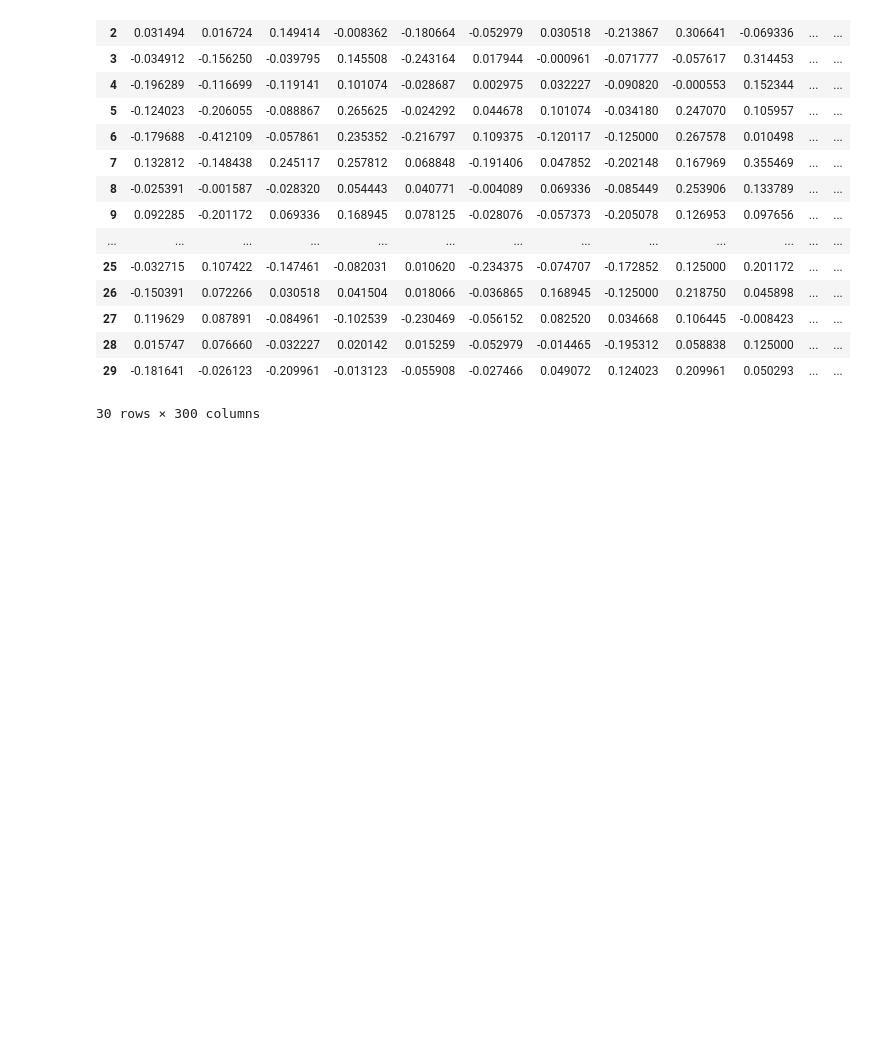
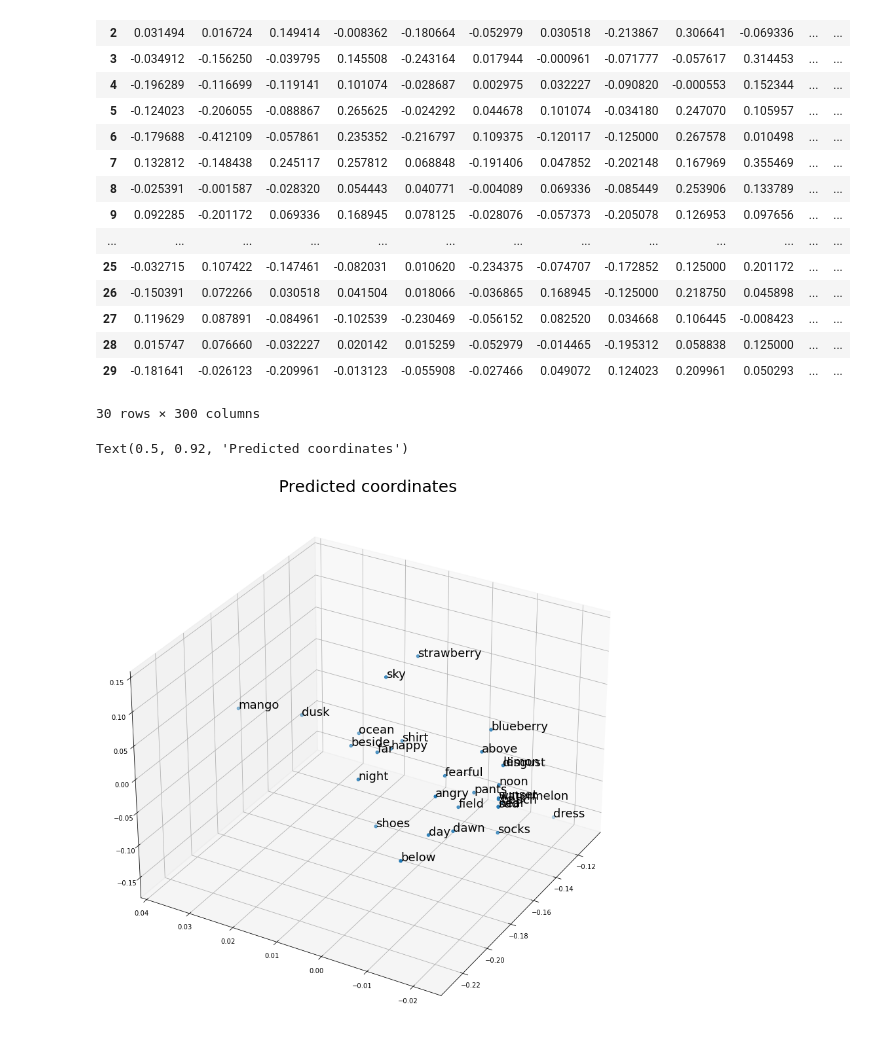
Before and after one commit to SchlossVRL/semantic_spaces, a Jupyter notebook: analysis/python/semantic_alignment.ipynb, the cells around one changed output. Drawn from its saved outputs; the diff is of its cells as text; code cells hidden in the pictures; blank space fills up the shorter version.

```diff
--- a/analysis/python/semantic_alignment.ipynb
+++ b/analysis/python/semantic_alignment.ipynb
@@ -169,3 +150,19 @@ w2v_df.iloc[:,1:301]
 reg_df = pd.concat([ratings,w2v_df.iloc[:,1:301]],axis=1)
 # %%
 reg_df.to_csv('../../data/reg_df.csv',index=False)
+# %%
+pred_coords = pd.read_csv('../../data/w2v_predicted_coords.csv')
+# %%
+fig= plt.figure(figsize=(15,15))
+
+ax = plt.axes(projection='3d')
+ax.view_init(30, 210)
+#sns.scatterplot(x='c2',y='c3',hue='concepts',data=w2v_df,legend =False)
+
+ax.scatter3D( pred_coords['c1_pred'], pred_coords['c2_pred'], pred_coords['c3_pred'])
+for i, txt in enumerate(pred_coords['concepts']):
+    ax.text(pred_coords['c1_pred'].iloc[i],pred_coords['c2_pred'].iloc[i], pred_coords['c3_pred'].iloc[i], txt, fontsize=18)
+plt.title('Predicted coordinates', fontsize=25)
+# %% [output]
+Text(0.5, 0.92, 'Predicted coordinates')
+[figure, added]
```
Also changed, not shown: parts of 6 cells of this notebook, 1 other file.
